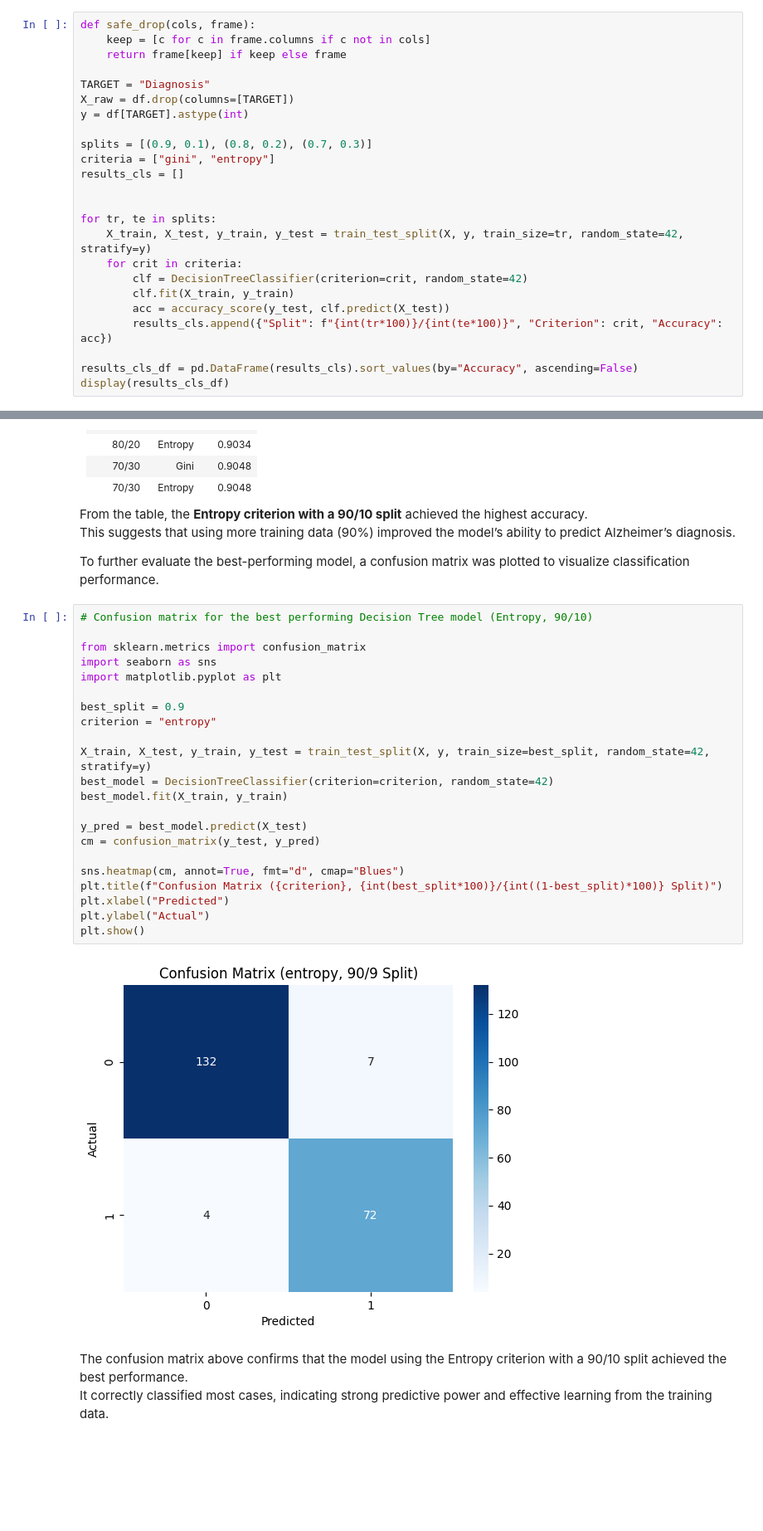
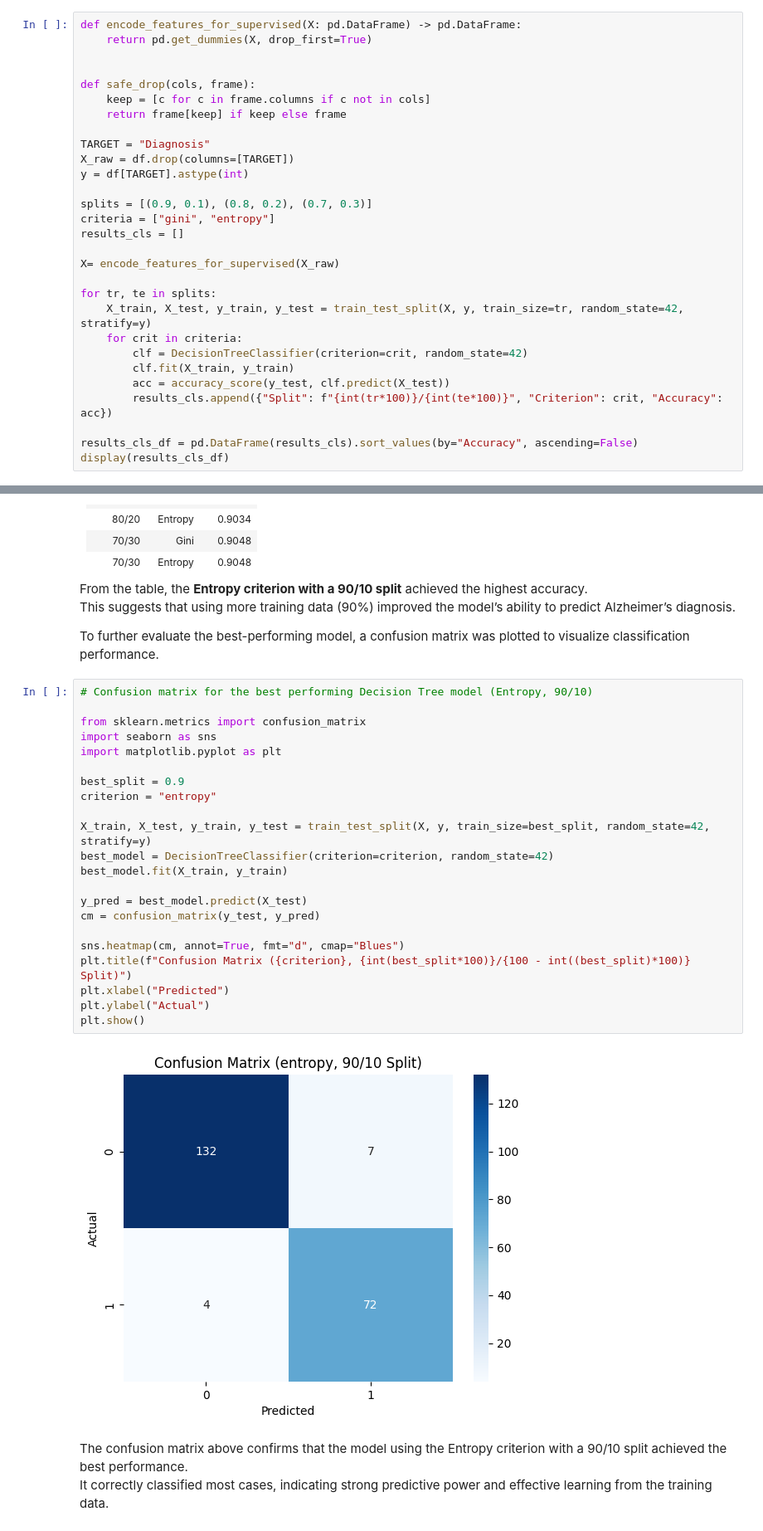
Before and after one commit to shahodi011/IT326-Project, a Jupyter notebook: Reports/Phase3.ipynb, the cells around one changed output, grey strips where cells are left out. Shown at 83% size. Cells and saved outputs as stored; diff of their text form; blank space fills up the shorter version.

```diff
--- a/Reports/Phase3.ipynb
+++ b/Reports/Phase3.ipynb
@@ -160,6 +160,10 @@ dtype: object
 In this part, the Decision Tree classifier is trained using different split ratios (90/10, 80/20, 70/30) and two criteria (Gini and Entropy).
 The accuracy of each configuration is compared to identify the best performing model.
 # %%
+def encode_features_for_supervised(X: pd.DataFrame) -> pd.DataFrame:
+    return pd.get_dummies(X, drop_first=True)
+
+
 def safe_drop(cols, frame):
     keep = [c for c in frame.columns if c not in cols]
     return frame[keep] if keep else frame
@@ -172,6 +176,7 @@ splits = [(0.9, 0.1), (0.8, 0.2), (0.7, 0.3)]
 criteria = ["gini", "entropy"]
 results_cls = []
 
+X= encode_features_for_supervised(X_raw)
 
 for tr, te in splits:
     X_train, X_test, y_train, y_test = train_test_split(X, y, train_size=tr, random_state=42, stratify=y)
@@ -273,27 +278,27 @@ To further evaluate the best-performing model, a confusion matrix was plotted to
 # %%
 # Confusion matrix for the best performing Decision Tree model (Entropy, 90/10)
 
 from sklearn.metrics import confusion_matrix
 import seaborn as sns
 import matplotlib.pyplot as plt
 
 best_split = 0.9
 criterion = "entropy"
 
 X_train, X_test, y_train, y_test = train_test_split(X, y, train_size=best_split, random_state=42, stratify=y)
 best_model = DecisionTreeClassifier(criterion=criterion, random_state=42)
 best_model.fit(X_train, y_train)
 
 y_pred = best_model.predict(X_test)
 cm = confusion_matrix(y_test, y_pred)
 
 sns.heatmap(cm, annot=True, fmt="d", cmap="Blues")
-plt.title(f"Confusion Matrix ({criterion}, {int(best_split*100)}/{int((1-best_split)*100)} Split)")
+plt.title(f"Confusion Matrix ({criterion}, {int(best_split*100)}/{100 - int((best_split)*100)} Split)")
 plt.xlabel("Predicted")
 plt.ylabel("Actual")
 plt.show()
 # %% [output]
-[figure, old version]
+[figure, new version]
 # %% [markdown]
 The confusion matrix above confirms that the model using the Entropy criterion with a 90/10 split achieved the best performance.
 It correctly classified most cases, indicating strong predictive power and effective learning from the training data.
```
